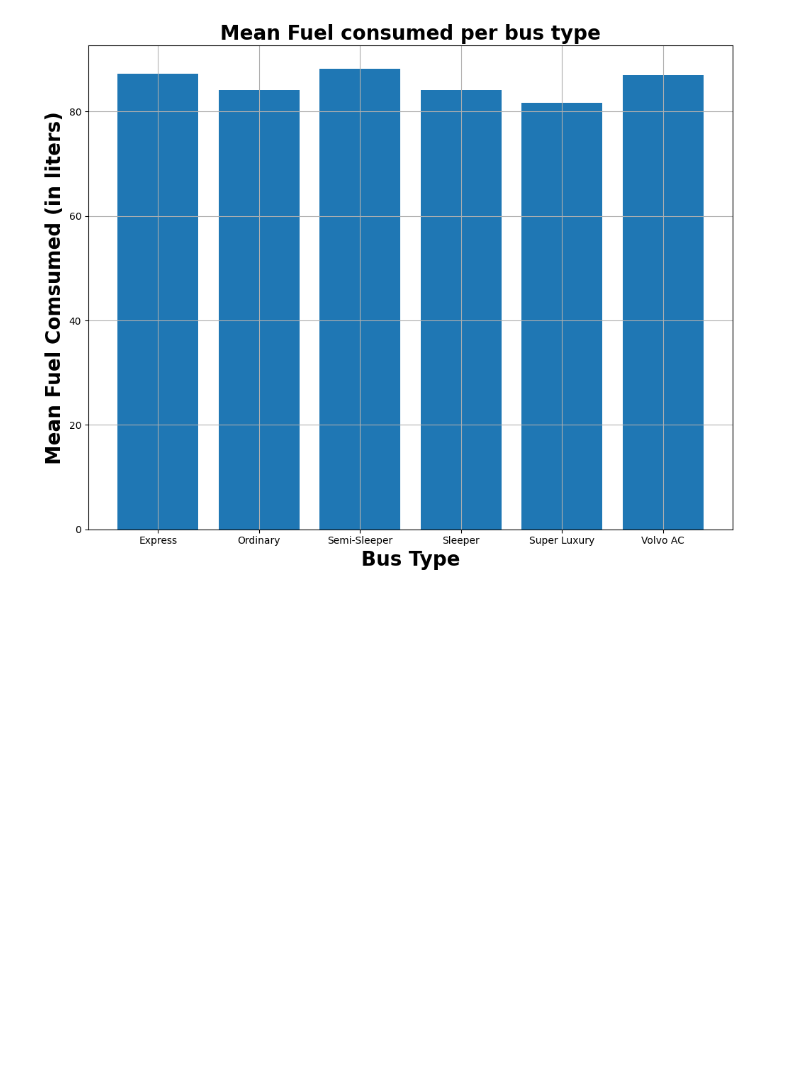
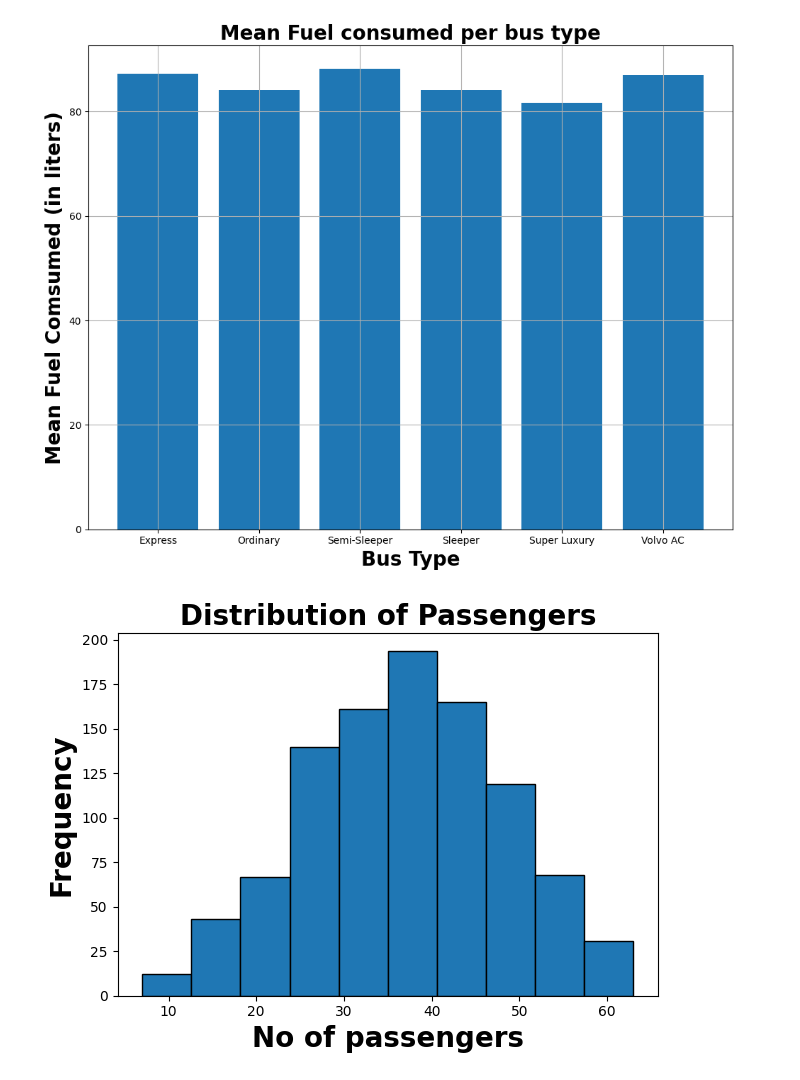
Before and after one commit to VRYeshwanth/AI-ML-Journey, a Jupyter notebook: Matplotlib Basics/Transport Data Analysis/analysis.ipynb, the cells around one changed output. Cells and saved outputs as stored; diff of their text form; code cells hidden in the pictures; blank space fills up the shorter version.

Commit message:
Histogram Analysis

```diff
--- a/Matplotlib Basics/Transport Data Analysis/analysis.ipynb
+++ b/Matplotlib Basics/Transport Data Analysis/analysis.ipynb
@@ -145,3 +145,13 @@ plt.tight_layout()
 plt.show()
 # %% [output]
 [figure]
+# %%
+plt.title("Distribution of Passengers", fontweight="bold", fontsize=20)
+plt.xlabel("No of passengers", fontweight="bold", fontsize=20)
+plt.ylabel("Frequency", fontweight="bold", fontsize=20)
+
+plt.hist(df['passengers'], edgecolor="black")
+plt.tight_layout()
+plt.show()
+# %% [output]
+[figure, added]
```
Also changed, not shown: parts of 5 cells of this notebook.
